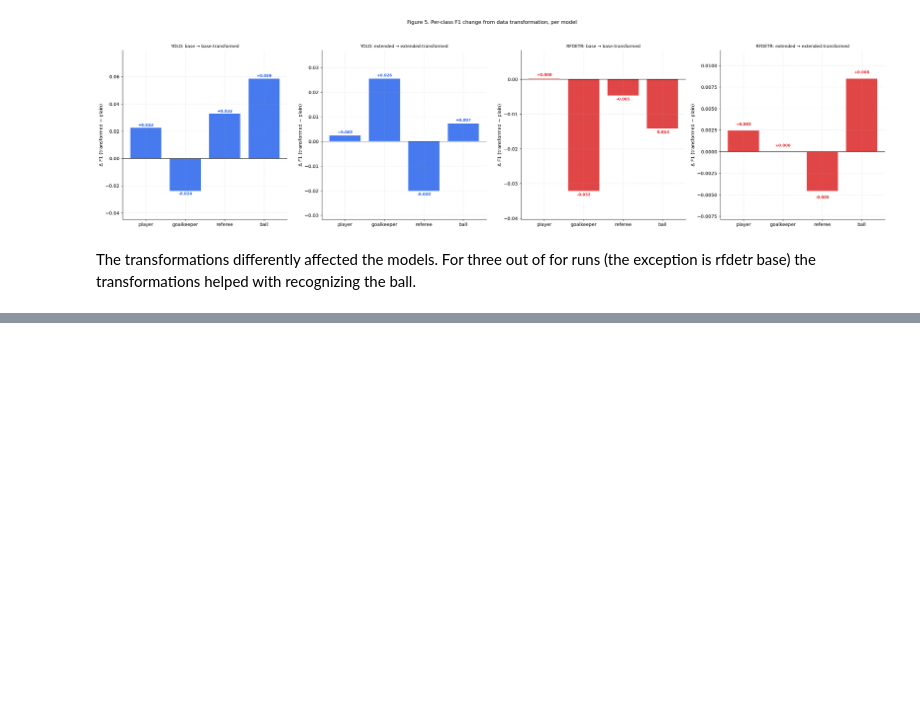
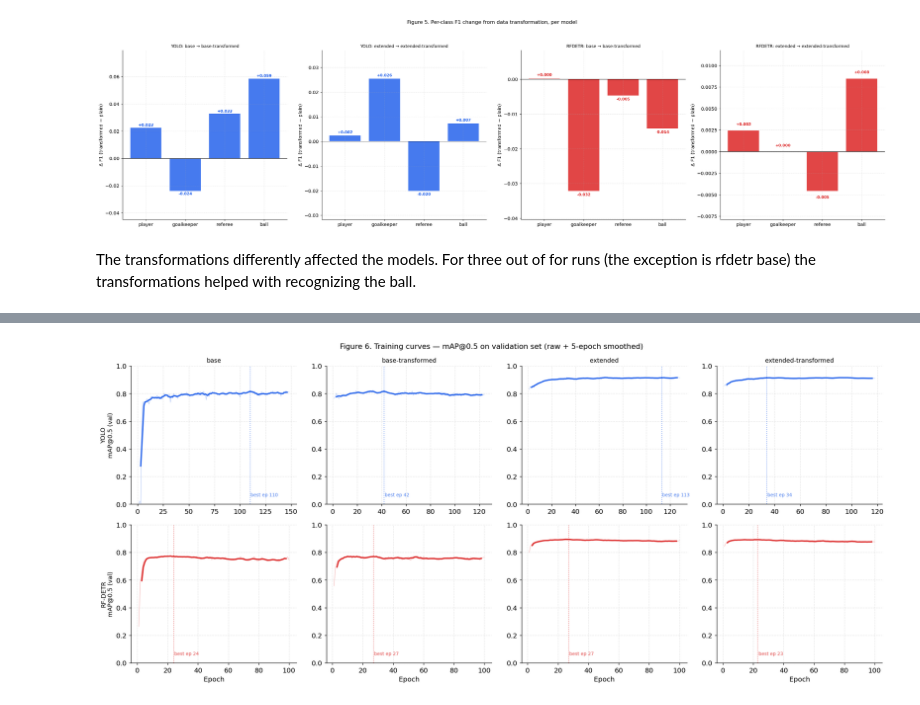
Before and after one commit to piotrczech/football-video-action-recognition, a Jupyter notebook: notebooks/22_yolo_vs_rfdetr_part1.ipynb, the cells around one changed output, grey strips where cells are left out. Cells and saved outputs as stored; diff of their text form; code cells hidden in the pictures; blank space fills up the shorter version.

```diff
--- a/notebooks/22_yolo_vs_rfdetr_part1.ipynb
+++ b/notebooks/22_yolo_vs_rfdetr_part1.ipynb
@@ -597,0 +584,40 @@ The transformations differently affected the models. For three out of for runs (
+# %%
+fig, axes = plt.subplots(2, 4, figsize=(18, 8))
+
+for col, var in enumerate(VARIANT_ORDER):
+    for row, (model_key, color, label) in enumerate([
+        ("yolo",   YOLO_COLOR,   "YOLO"),
+        ("rfdetr", RFDETR_COLOR, "RF-DETR"),
+    ]):
+        ax = axes[row][col]
+        match = [v for v in runs_data.values()
+                 if v["model"] == model_key and v["dataset_variant"] == var]
+        if not match:
+            ax.set_visible(False)
+            continue
+        d = match[0]
+        history = np.array(d["map50_history"])
+        epochs  = np.arange(1, len(history) + 1)
+
+        ax.plot(epochs, history, color=color, alpha=0.25, linewidth=1.0)
+        smooth = np.convolve(history, np.ones(5)/5, mode="valid")
+        ax.plot(np.arange(3, len(smooth)+3), smooth, color=color, linewidth=2.2)
+
+        best_ep = int(np.argmax(history)) + 1
+        ax.axvline(best_ep, color=color, linestyle=":", alpha=0.6, linewidth=1.2)
+        ax.text(best_ep + 0.5, 0.05, f"best ep {best_ep}",
+                color=color, fontsize=7.5, va="bottom", alpha=0.8)
+
+        ax.set_ylim(0.0, 1.0)
+        if row == 0:
+            ax.set_title(var, fontsize=10)
+        if col == 0:
+            ax.set_ylabel(f"{label}\nmAP@0.5 (val)", fontsize=10)
+        if row == 1:
+            ax.set_xlabel("Epoch")
+
+plt.suptitle("Figure 6. Training curves \u2014 mAP@0.5 on validation set (raw + 5-epoch smoothed)", fontsize=12)
+plt.tight_layout()
+plt.show()
+# %% [output]
+[figure, added]
```
Also changed, not shown: parts of 21 cells of this notebook.
